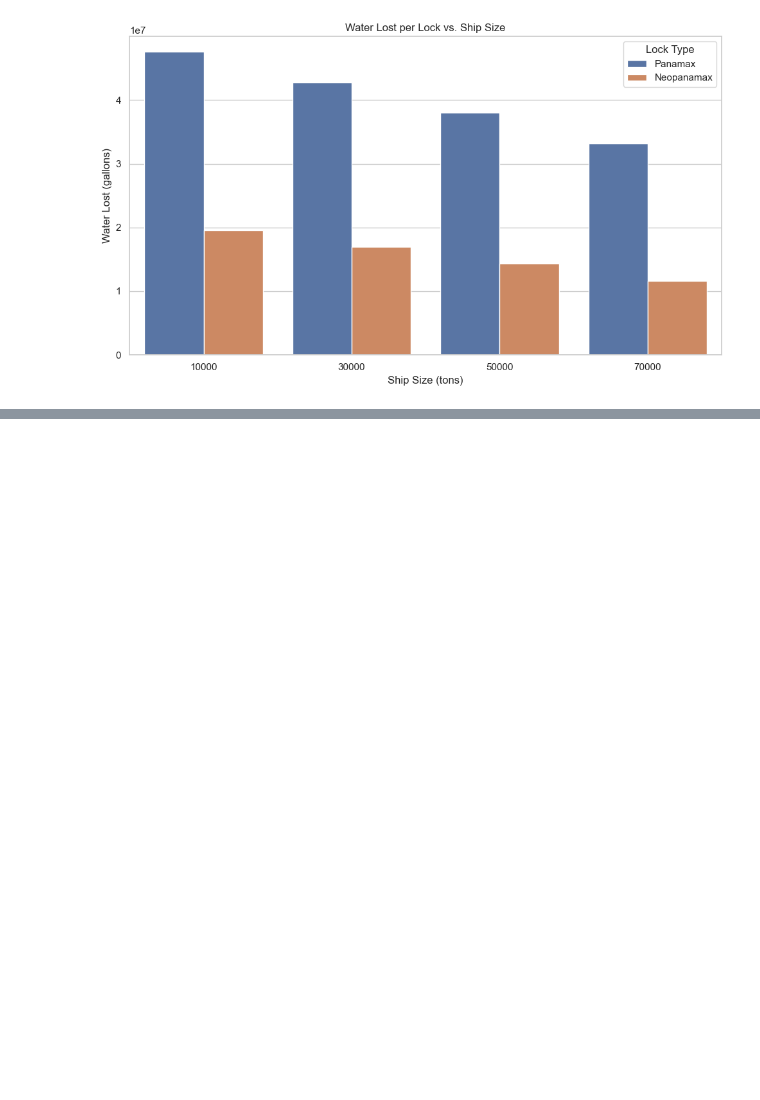
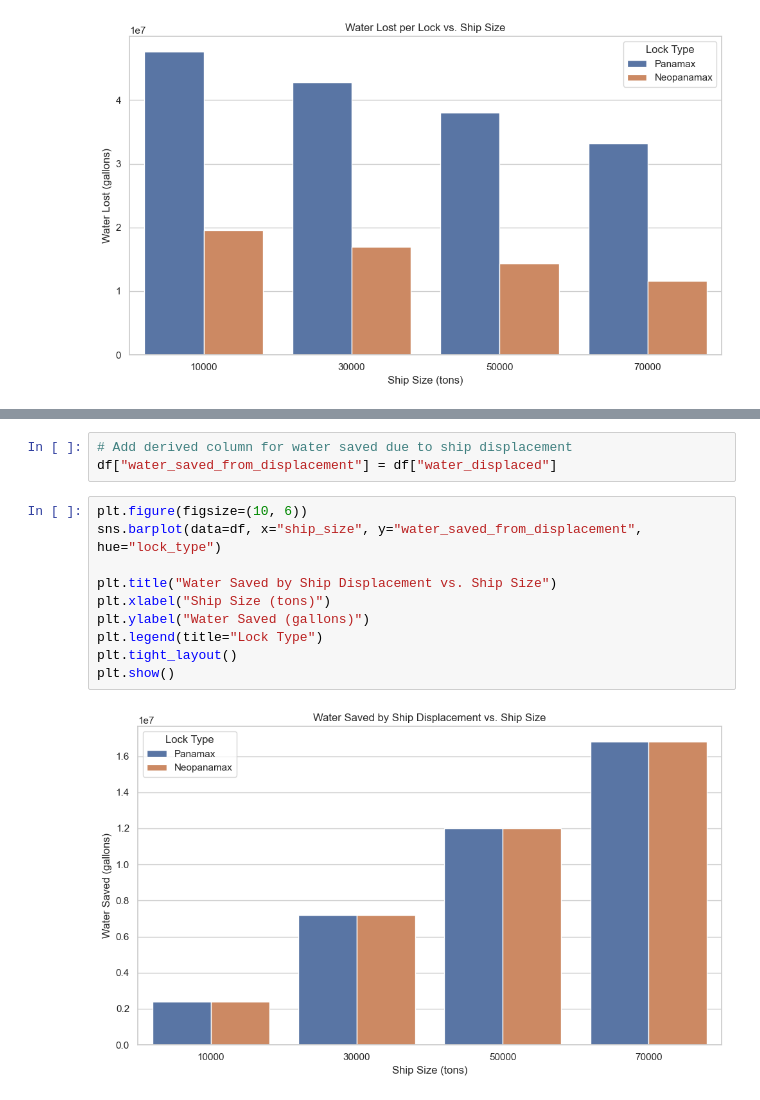
Before and after one commit to jleto6/panama-canal-data, a Jupyter notebook: canal_data.ipynb, the cells around one changed output, grey strips where cells are left out. Cells and saved outputs as stored; diff of their text form; blank space fills up the shorter version.

Commit message:
Add displacement analysis and plot

```diff
--- a/canal_data.ipynb
+++ b/canal_data.ipynb
@@ -49,0 +54,15 @@ plt.show()
+# %%
+# Add derived column for water saved due to ship displacement
+df["water_saved_from_displacement"] = df["water_displaced"]
+# %%
+plt.figure(figsize=(10, 6))
+sns.barplot(data=df, x="ship_size", y="water_saved_from_displacement", hue="lock_type")
+
+plt.title("Water Saved by Ship Displacement vs. Ship Size")
+plt.xlabel("Ship Size (tons)")
+plt.ylabel("Water Saved (gallons)")
+plt.legend(title="Lock Type")
+plt.tight_layout()
+plt.show()
+# %% [output]
+[figure, added]
```
Also changed, not shown: parts of 1 cell of this notebook.
